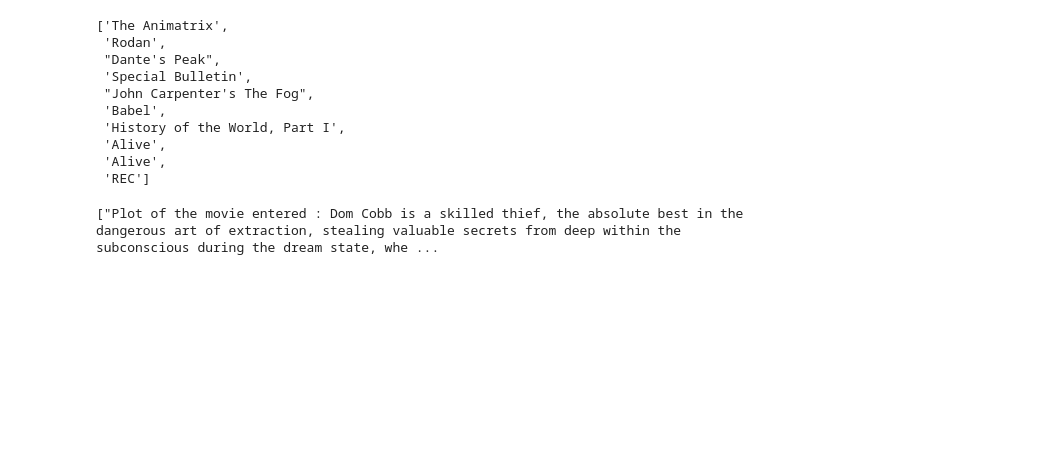
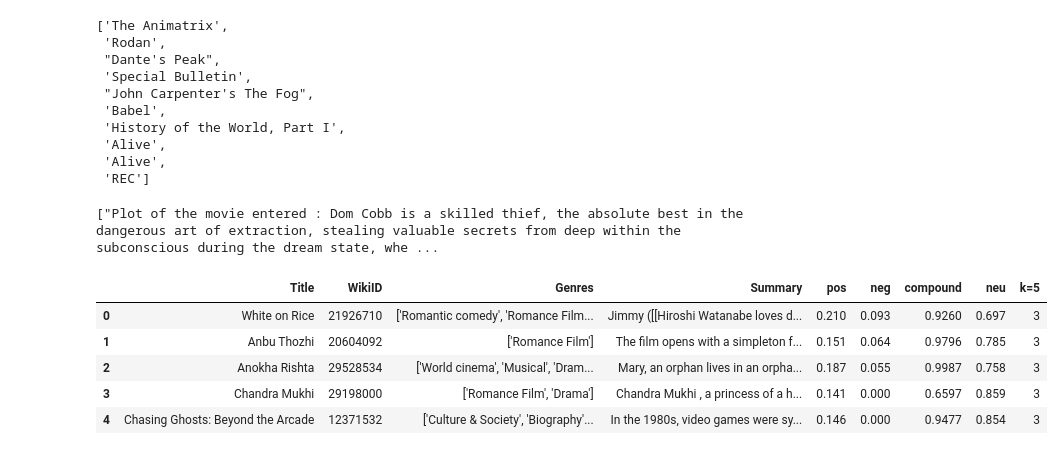
Before and after one commit to katromanyuk/cs4300sp2020-ab2252-blv9-kr485-pmn28-sa2229, a Jupyter notebook: app/irsystem/cosine.ipynb, the cells around one changed output. Drawn from its saved outputs; the diff is of its cells as text; code cells hidden in the pictures; blank space fills up the shorter version.

```diff
--- a/app/irsystem/cosine.ipynb
+++ b/app/irsystem/cosine.ipynb
@@ -6,7 +6,7 @@ from sklearn.feature_extraction.text import TfidfVectorizer
 from sklearn.metrics.pairwise import cosine_similarity
 import requests
 # %%
-merged = pd.read_csv('merged_data.csv', index_col = 'Title')
+merged = pd.read_csv('merged_kmeans.csv', index_col = 'Title')
 # %%
 movie_data = pd.read_csv('merged_data.csv')
 movie_data = movie_data[['Title','WikiID','Genres', 'Summary','pos','neg', 'compound', 'neu']]
@@ -245,0 +313,18 @@ print(x)
+# %%
+def get_movie_cluster(label, movies):
+    has_label = movies['k=5']==label
+    filtered_movies = movies[has_label]
+    return filtered_movies
+# %%
+filtered = get_movie_cluster(3, merged)
+filtered = filtered.reset_index()
+filtered = filtered.drop(['Unnamed: 0'], axis=1)
+# %%
+filtered.head()
+# %% [output]
+|  | Title | WikiID | Genres | Summary | pos | neg | compound | neu | k=5 |
+| 0 | White on Rice | 21926710 | ['Romantic comedy', 'Romance Film... | Jimmy ([[Hiroshi Watanabe loves d... | 0.210 | 0.093 | 0.9260 | 0.697 | 3 |
+| 1 | Anbu Thozhi | 20604092 | ['Romance Film'] | The film opens with a simpleton f... | 0.151 | 0.064 | 0.9796 | 0.785 | 3 |
+| 2 | Anokha Rishta | 29528534 | ['World cinema', 'Musical', 'Dram... | Mary, an orphan lives in an orpha... | 0.187 | 0.055 | 0.9987 | 0.758 | 3 |
+| 3 | Chandra Mukhi | 29198000 | ['Romance Film', 'Drama'] | Chandra Mukhi , a princess of a h... | 0.141 | 0.000 | 0.6597 | 0.859 | 3 |
+| 4 | Chasing Ghosts: Beyond the Arcade | 12371532 | ['Culture & Society', 'Biography'... | In the 1980s, video games were sy... | 0.146 | 0.000 | 0.9477 | 0.854 | 3 |
```
Also changed, not shown: parts of 5 cells of this notebook, 2 other files.
